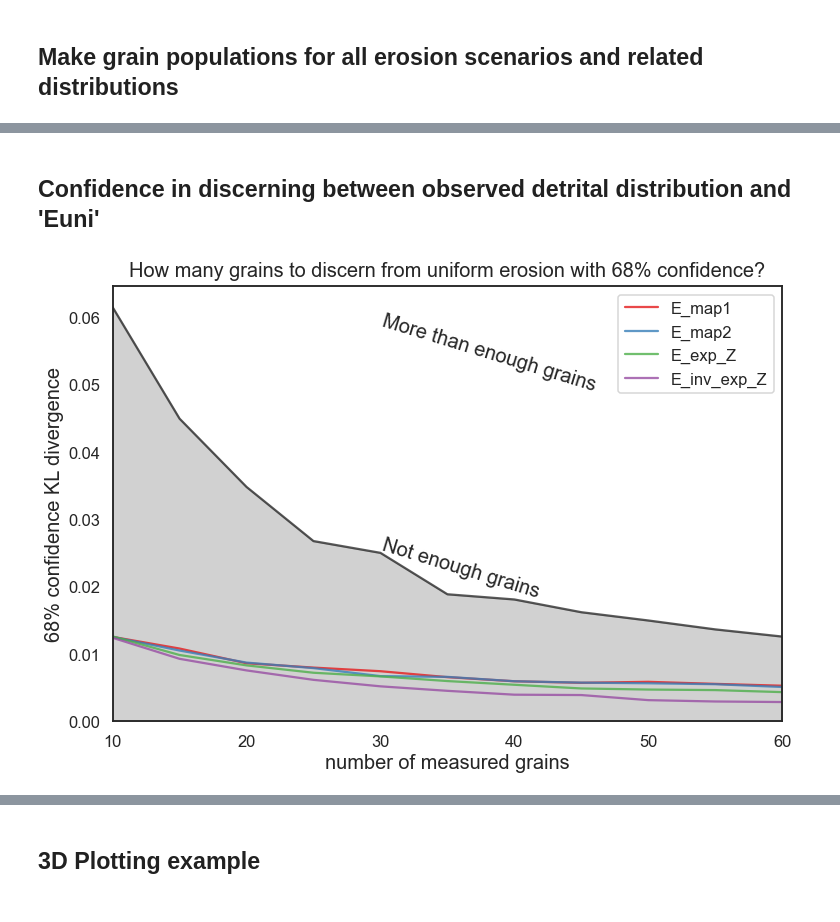
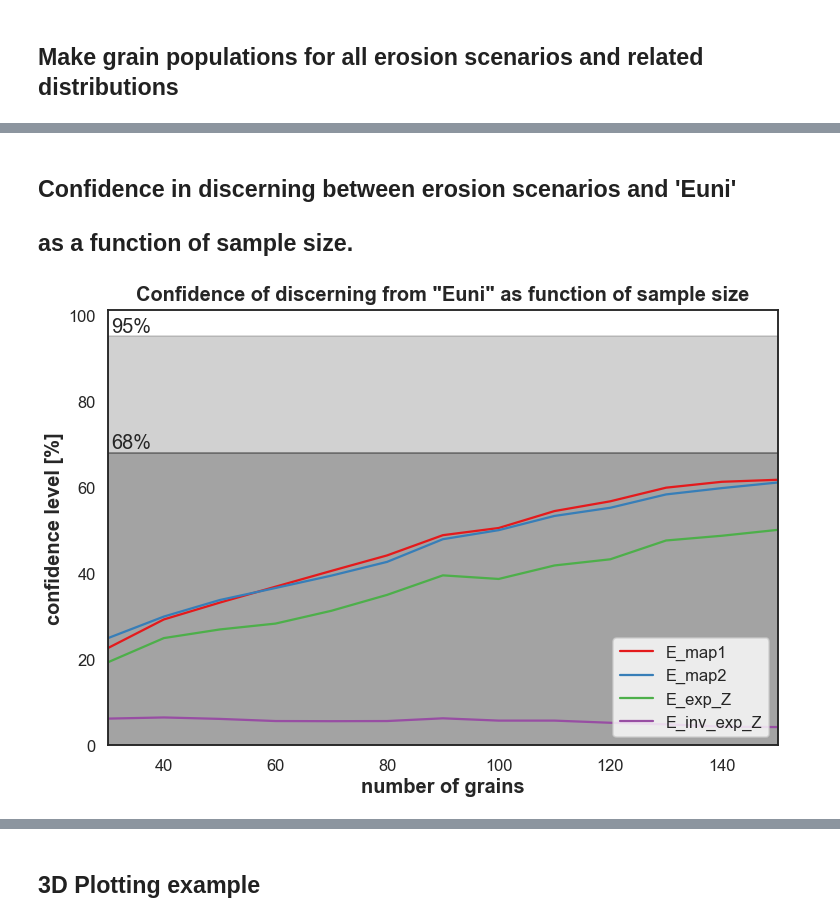
Before and after one commit to toddehlers/ESD_thermotrace, a Jupyter notebook: ESD_thermotrace.ipynb, the cells around one changed output, grey strips where cells are left out. Cells and saved outputs as stored; diff of their text form; code cells hidden in the pictures.

```diff
--- a/ESD_thermotrace.ipynb
+++ b/ESD_thermotrace.ipynb
@@ -729,15 +728,12 @@ ax1 = fig.add_subplot(gspec[0])
 color=iter(cm.Set1(np.linspace(0,1,9))) # np.linspace(0,1,len(scen_labels))
 for scen,df in dists.items():
     if scen != 'detrital data':
-        if scen == 'Euni':
-            c='k'
-        else:
-            c=next(color)
+        c=next(color)
         sns.lineplot(df.vals,df.hist_y,color=c,label='_nolegend_', ax=ax1, lw=4)
 
 # plot detrital data pdf
 sns.distplot(pops['detrital data'],hist=False,
-             kde_kws={'color':next(color),'linewidth':4},label='_nolegend_', ax=ax1)
+             kde_kws={'color':'k','linewidth':4},label='_nolegend_', ax=ax1)
 ax1.set(xlim=(dd.age.min(),dd.age.max()), ylabel='frequency', xlabel='', xticks=[],
         title='Modeled Distribution vs Detrital Distribution')
 
@@ -750,15 +746,15 @@ for i in np.arange(100):
     if i==0:
         dist1 = make_dists(pop1)
         sns.lineplot(dist1.vals,dist1.cdf_y,
-                     color='k', alpha=0.1, lw=1, ax=ax2, label='Euni, n='+str(len(dd)))
+                     color='orange', alpha=0.1, lw=1, ax=ax2, label='Euni, n='+str(len(dd)))
     else:
         dist1 = make_dists(pop1)
         sns.lineplot(dist1.vals, dist1.cdf_y,
-                     color='k', alpha=0.1, lw=1, ax=ax2, label='_nolegend_')
+                     color='orange', alpha=0.1, lw=1, ax=ax2, label='_nolegend_')
 
 color=iter(cm.Set1(np.linspace(0,1,9))) # np.linspace(0,1,len(scen_labels))
 for scen,df in dists.items():
-    if scen == 'Euni':
+    if scen == 'detrital data':
         c='k'
     else:
         c=next(color)
@@ -774,5 +770,6 @@ fig.savefig(opf+'/detrital_distributions.pdf', dpi=200)
 # %% [markdown]
-## Confidence in discerning between observed detrital distribution and 'Euni'
+## Confidence in discerning between erosion scenarios and 'Euni'
+## as a function of sample size.
 # %%
 def get_KS(res_p, d):
     '''
@@ -883,6 +919,6 @@ for scen in scen_labels:
 # %%
-############################## Plot results #################################################
-#############################################################################################
+################ Plot the confidence as function of grain number ########################
+#########################################################################################
 
 def smooth(y, window_size=3, order=1, deriv=0, rate=1):
     '''
@@ -893,59 +929,58 @@ def smooth(y, window_size=3, order=1, deriv=0, rate=1):
 
     try:
         window_size = np.abs(np.int(window_size))
         order = np.abs(np.int(order))
     except ValueError:
         print("window_size and order have to be of type int")
     if window_size % 2 != 1 or window_size < 1:
         raise TypeError("window_size size must be a positive odd number")
     if window_size < order + 2:
         raise TypeError("window_size is too small for the polynomials order")
     order_range = range(order+1)
     half_window = (window_size -1) // 2
     # precompute coefficients
     b = np.mat([[k**i for i in order_range] for k in range(-half_window, half_window+1)])
     m = np.linalg.pinv(b).A[deriv] * rate**deriv * factorial(deriv)
     # pad the signal at the extremes with
     # values taken from the signal itself
     firstvals = y[0] - np.abs( y[1:half_window+1][::-1] - y[0] )
     lastvals = y[-1] + np.abs(y[-half_window-1:-1][::-1] - y[-1])
     y1 = np.concatenate((firstvals, y, lastvals))
     y_new = np.convolve( m[::-1], y1, mode='valid')
     y_new[0] = y[0]
     return y_new
 
-def plot_div_analysis(ci, Dw=None, Db=None, ylabel='divergence', ref_scen='Euni', saveas=None):
+def plot_confidence(prob_dict, all_k, saveas='scenarios_confidence_sample_size.pdf'):
     '''
-    plotting function to compare D_within and D_between
-    saveas= string, path and filename with extension .png, .pdf, .eps or .tiff
+    plots the confidence level as function of sample size
+    prob_dict: dictionary of arrays, each containing confidence values related to all_k
+    all_k: 1D-array of k values (integers)
     '''
+    sns.set_style('white')
     fig,ax = plt.subplots(figsize=(12,8))
-    leg = []
-    if Dw:
-        color=iter(cm.rainbow(np.linspace(0,1,len(scen_labels))))
-        for key,D in Dw.items():
-            ax.fill_between(all_k, D, color='k', alpha=0.2, label='_nolegend_')
-            ax.plot(all_k, D, c='k', alpha=0.7, label='_nolegend_')
-    if Db:
-        color=iter(cm.Set1(np.linspace(0,1,9)))
-        for key,D1 in Db.items():
-            c = next(color)
-            ax.plot(all_k,D1,c=c, alpha=0.8)
-            leg.append(key)
+    # plot grey fields
+    ax.fill_between([all_k[0],all_k[-1]],[95,95],[68,68],color='k',alpha=0.2)
+    ax.text(all_k[0]+0.5,96,'95%',fontdict=dict(size=20))
+    ax.fill_between([all_k[0],all_k[-1]],[68,68],color='k',alpha=0.4)
+    ax.text(all_k[0]+0.5,69,'68%',fontdict=dict(size=20))
+    color=iter(cm.Set1(np.linspace(0,1,9)))
+    leg=[]
+    for key,i in prob_dict.items():
+        c = next(color)
+        ax.plot(all_k,
+                smooth(i),
+                c=c,
+                alpha=1)
+        leg.append(key)
+    ax.set(xlim=(all_k[0],all_k[-1]), ylim=(0,101), yticks=[0,20,40,60,80,100])
+    ax.set_xlabel('number of grains',fontdict=dict(size=20, weight='bold'))
+    ax.set_ylabel('confidence level [%]',fontdict=dict(size=20, weight='bold'))
+    ax.set_title('Confidence of discerning from "'+ref_scen+'" as function of sample size',
+                 fontdict=dict(size=20,weight='bold'), pad=10)
+    ax.legend(leg, loc='lower right')
 
-    ax.set(ylim=(0,None), xlim=(all_k[0],all_k[-1]))
-    ax.set_xlabel('number of measured grains', fontdict=dict(size=20))
-    ax.set_ylabel('{}% confidence {}'.format(ci,ylabel), fontdict=dict(size=20))
-    ax.set_title('How many grains to discern from uniform erosion with {}% confidence?'.format(ci),
-                 fontdict=dict(size=20), pad=10)
-    ax.legend(leg, loc=('upper right'))
-    ax.text(30,max(D)*0.3,'Not enough grains', fontdict=dict(size=20,rotation=-17))
-    ax.text(30,max(D)*0.8,'More than enough grains', fontdict=dict(size=20,rotation=-17))
+    fig.savefig(opf+'/'+saveas, dpi=200)
 
-    # save figure
-    if saveas is not None:
-        fig.savefig(saveas, dpi=200)
-
-plot_div_analysis(ci=confint, Dw=Dc_within, Db=Dc_between, ylabel=stat[1], saveas=None)
+plot_confidence(prob_dict=probs, all_k=all_k)
 # %% [output]
-[figure, old version]
+[figure, new version]
```
Also changed, not shown: parts of 7 cells of this notebook, 8 other files.
